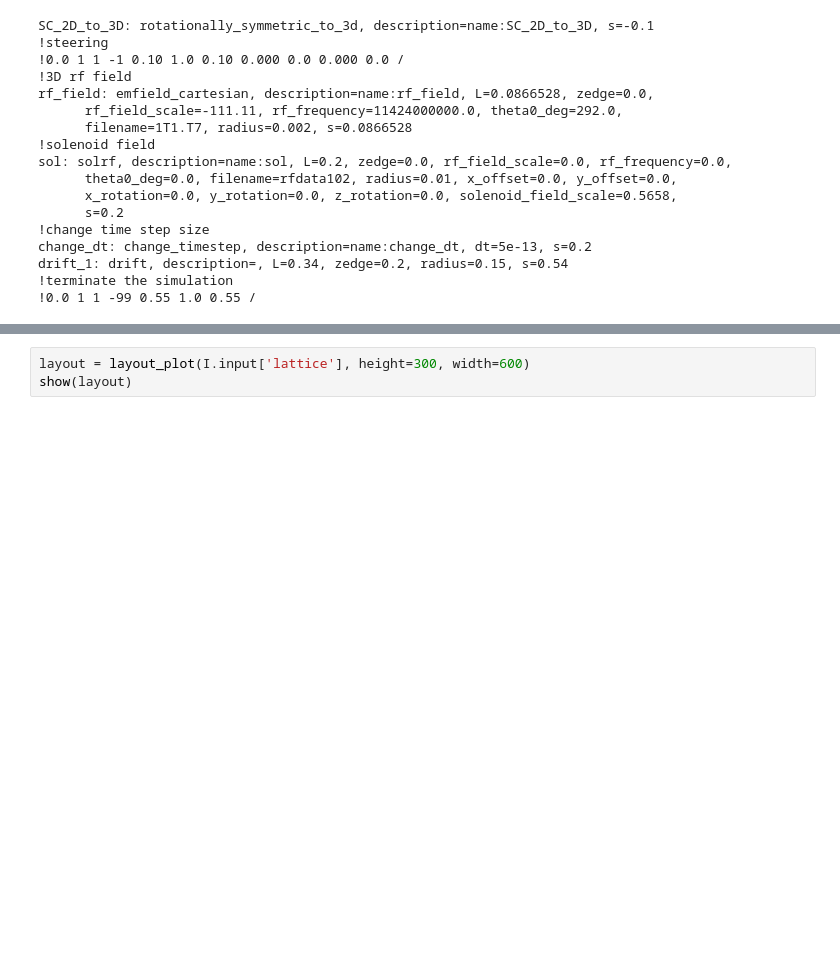
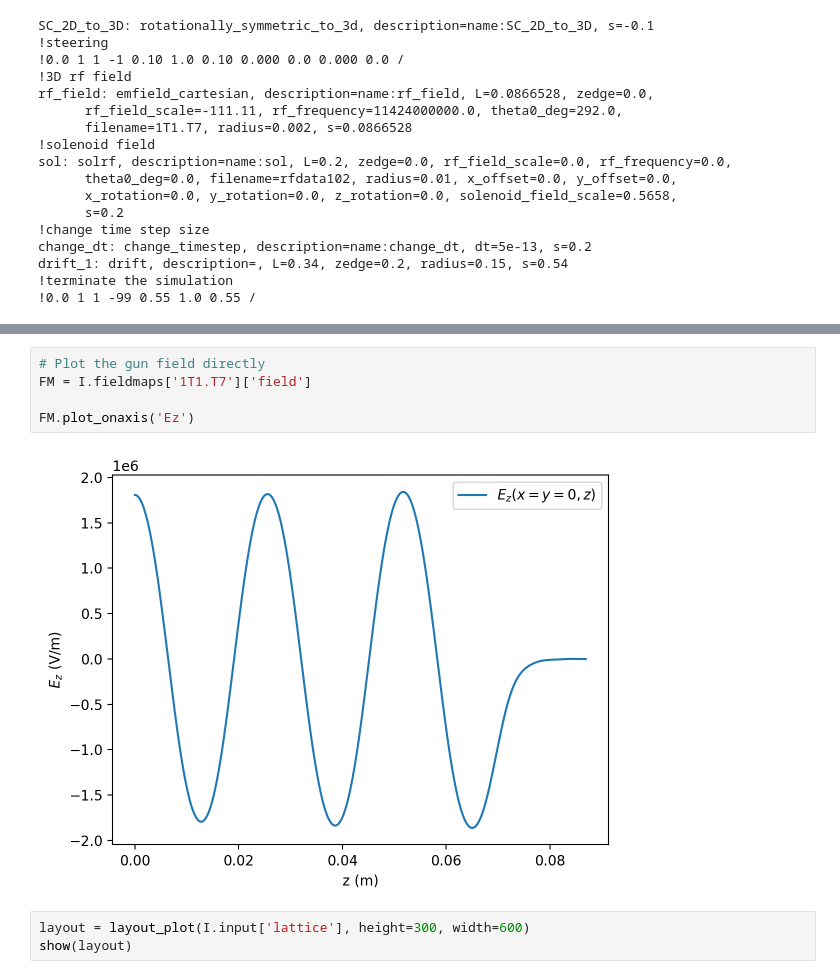
Before and after one commit to ChristopherMayes/lume-impact, a Jupyter notebook: docs/examples/elements/3d_field.ipynb, the cells around one changed output, grey strips where cells are left out. Saved outputs shown, nothing was run; the diff lists cells and outputs as text; blank space fills up the shorter version.

```diff
--- a/docs/examples/elements/3d_field.ipynb
+++ b/docs/examples/elements/3d_field.ipynb
@@ -47,3 +46,10 @@ I.plot(figsize=(9,6))
+# %%
+# Plot the gun field directly
+FM = I.fieldmaps['1T1.T7']['field']
+
+FM.plot_onaxis('Ez')
+# %% [output]
+[figure, added]
 # %%
 layout = layout_plot(I.input['lattice'], height=300, width=600)
 show(layout)
```
Also changed, not shown: parts of 5 cells of this notebook, 9 other files.
